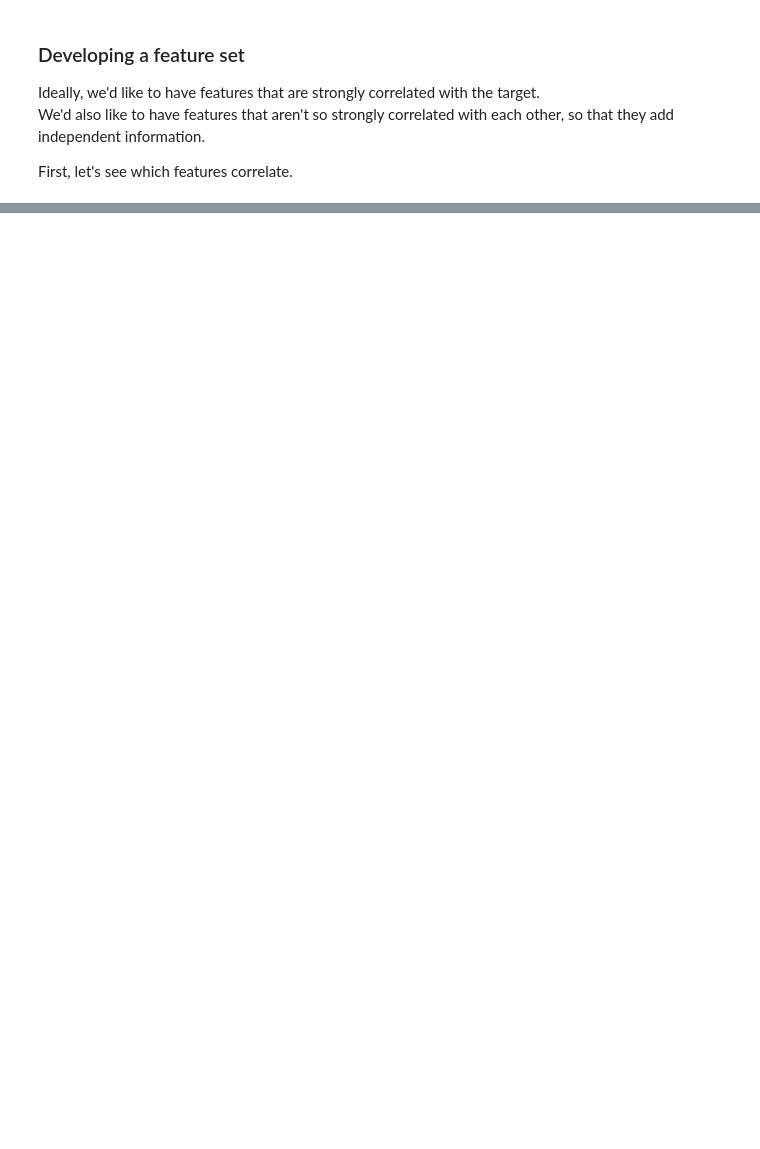
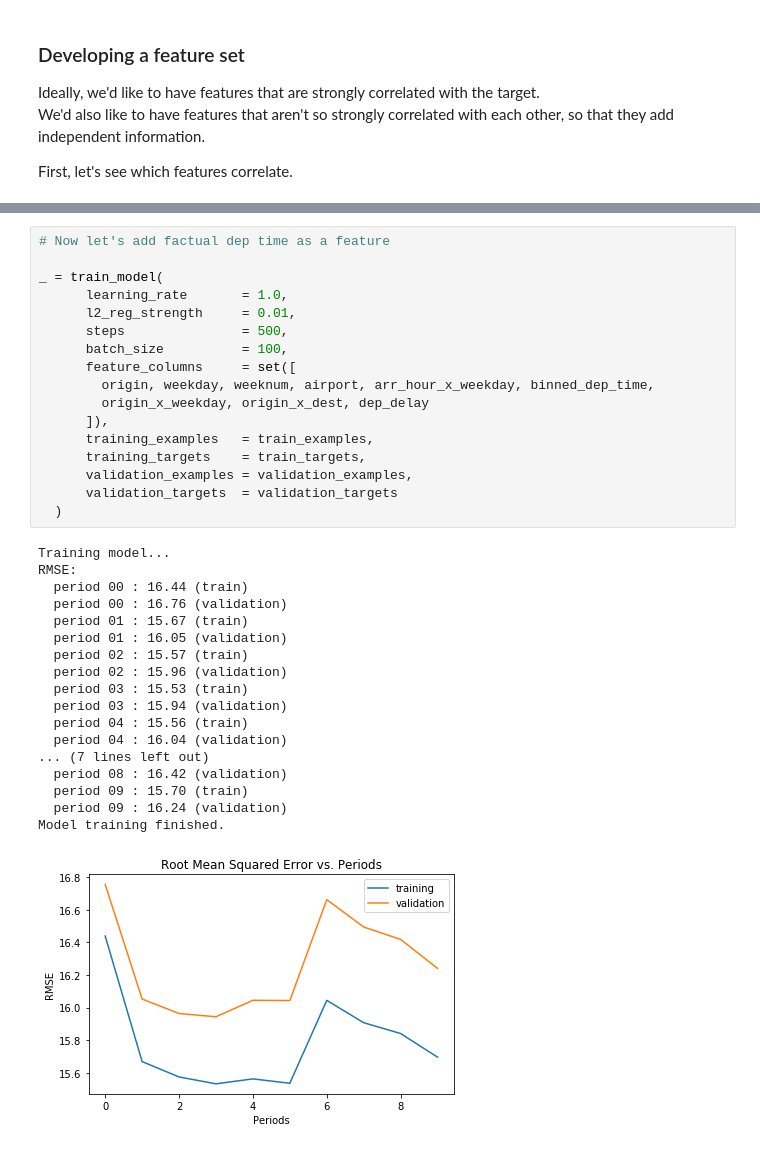
Before and after one commit to gafrom/flights, a Jupyter notebook: assignment.ipynb, the cells around one changed output, grey strips where cells are left out. Drawn from its saved outputs; the diff is of its cells as text; blank space fills up the shorter version.

```diff
--- a/assignment.ipynb
+++ b/assignment.ipynb
@@ -181,0 +459,36 @@ array(['BWI', 'BOS', 'PBI', 'SDF', 'DCA', 'CLT', 'BHM', 'ORD', 'XNA',
+# %%
+# Now let's add factual dep time as a feature
+
+_ = train_model(
+      learning_rate       = 1.0,
+      l2_reg_strength     = 0.01,
+      steps               = 500,
+      batch_size          = 100,
+      feature_columns     = set([
+        origin, weekday, weeknum, airport, arr_hour_x_weekday, binned_dep_time,
+        origin_x_weekday, origin_x_dest, dep_delay
+      ]),
+      training_examples   = train_examples,
+      training_targets    = train_targets,
+      validation_examples = validation_examples,
+      validation_targets  = validation_targets
+  )
+# %% [output]
+Training model...
+RMSE:
+  period 00 : 16.44 (train)
+  period 00 : 16.76 (validation)
+  period 01 : 15.67 (train)
+  period 01 : 16.05 (validation)
+  period 02 : 15.57 (train)
+  period 02 : 15.96 (validation)
+  period 03 : 15.53 (train)
+  period 03 : 15.94 (validation)
+  period 04 : 15.56 (train)
+  period 04 : 16.04 (validation)
+... (7 lines left out)
+  period 08 : 16.42 (validation)
+  period 09 : 15.70 (train)
+  period 09 : 16.24 (validation)
+Model training finished.
+[figure, added]
```
Also changed, not shown: parts of 23 cells of this notebook.
